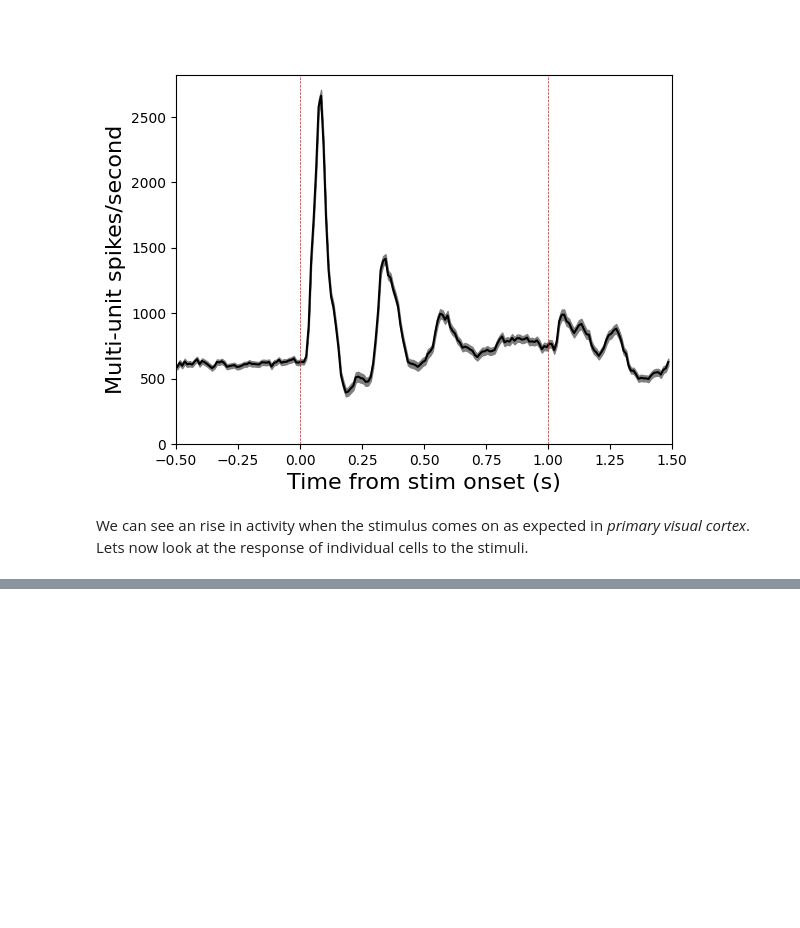
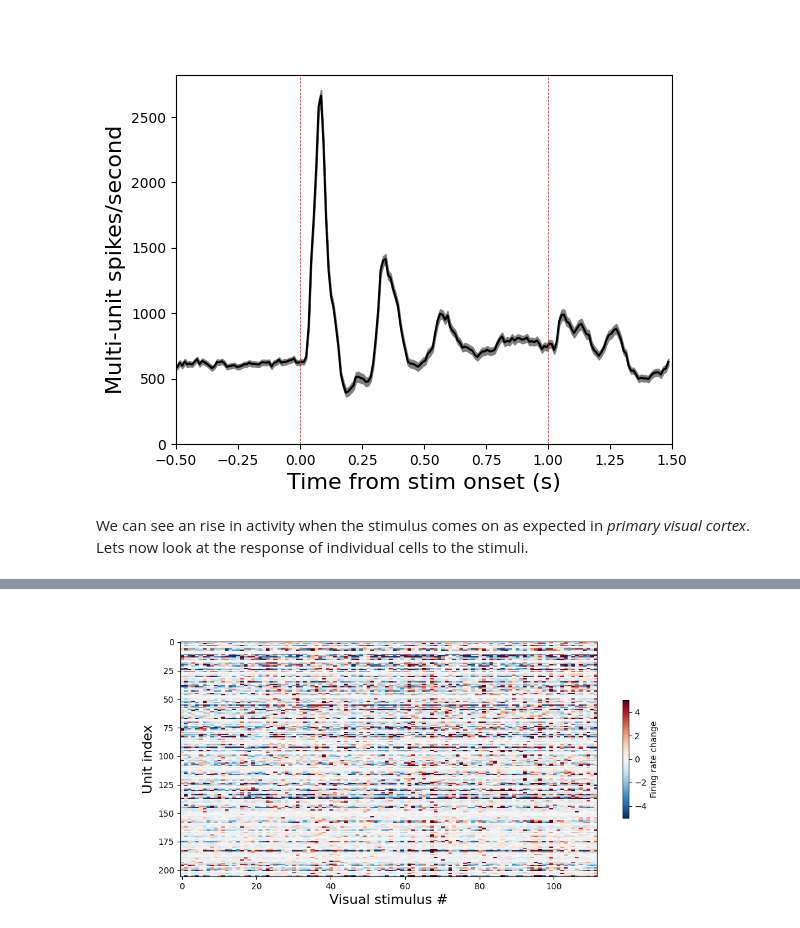
Before and after one commit to jcouto/JHU-neuropixels-2025, a Jupyter notebook: tutorials/03_visual_response.ipynb, the cells around one changed output, grey strips where cells are left out. Saved outputs shown, nothing was run; the diff lists cells and outputs as text; code cells hidden in the pictures; blank space fills up the shorter version.

Commit message:
Added fingerprints.

```diff
--- a/tutorials/03_visual_response.ipynb
+++ b/tutorials/03_visual_response.ipynb
@@ -113,0 +137,20 @@ def raster_slider(icell):
+# %%
+# plot "fingerprints" - these are the average response to each stimuli subtracted by the average response during the stim period
+
+fingerprints = []
+interval = [0,1]
+for ts in unit_spikes: # iterate over units
+    fingerprints.append([])
+    for istim in range(stimtimes.shape[1]): # iterate over stimuli
+        ev = stimtimes[:,istim,1]
+        fingerprints[-1].append(np.mean([len(ts[(ts>interval[0]+e) & (ts<interval[1]+e)]) for e in ev]))
+fingerprints = np.stack(fingerprints)
+fingerprints = (fingerprints.T - fingerprints.mean(axis = 1)).T
+plt.figure(figsize = [11,5])
+
+plt.imshow(fingerprints,cmap = 'RdBu_r',clim = [-5,5],interpolation='none',aspect = 'auto')
+plt.colorbar(label='Firing rate change',shrink = 0.5)
+plt.ylabel('Unit index',fontsize = 16)
+plt.xlabel('Visual stimulus #',fontsize = 16);
+# %% [output]
+[figure, added]
```
Also changed, not shown: parts of 7 cells of this notebook.
